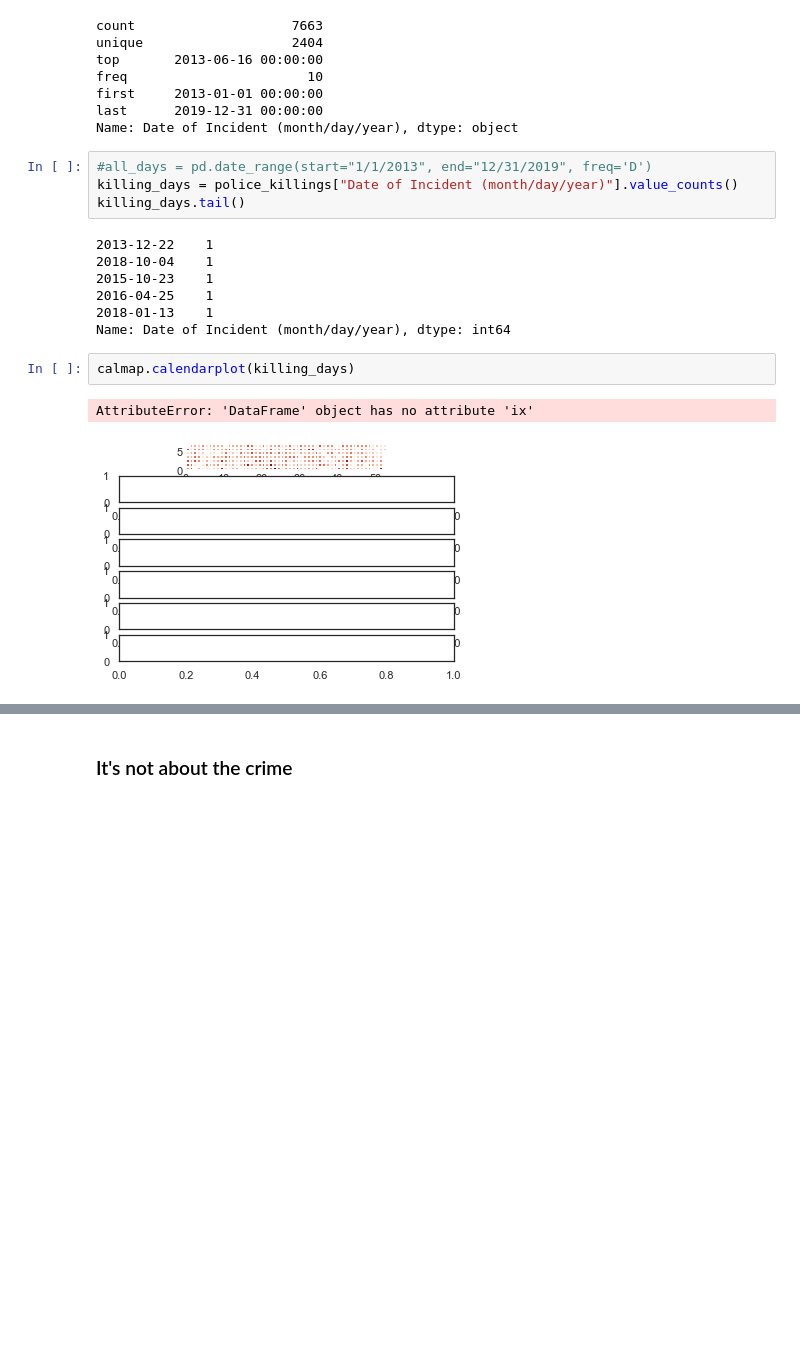
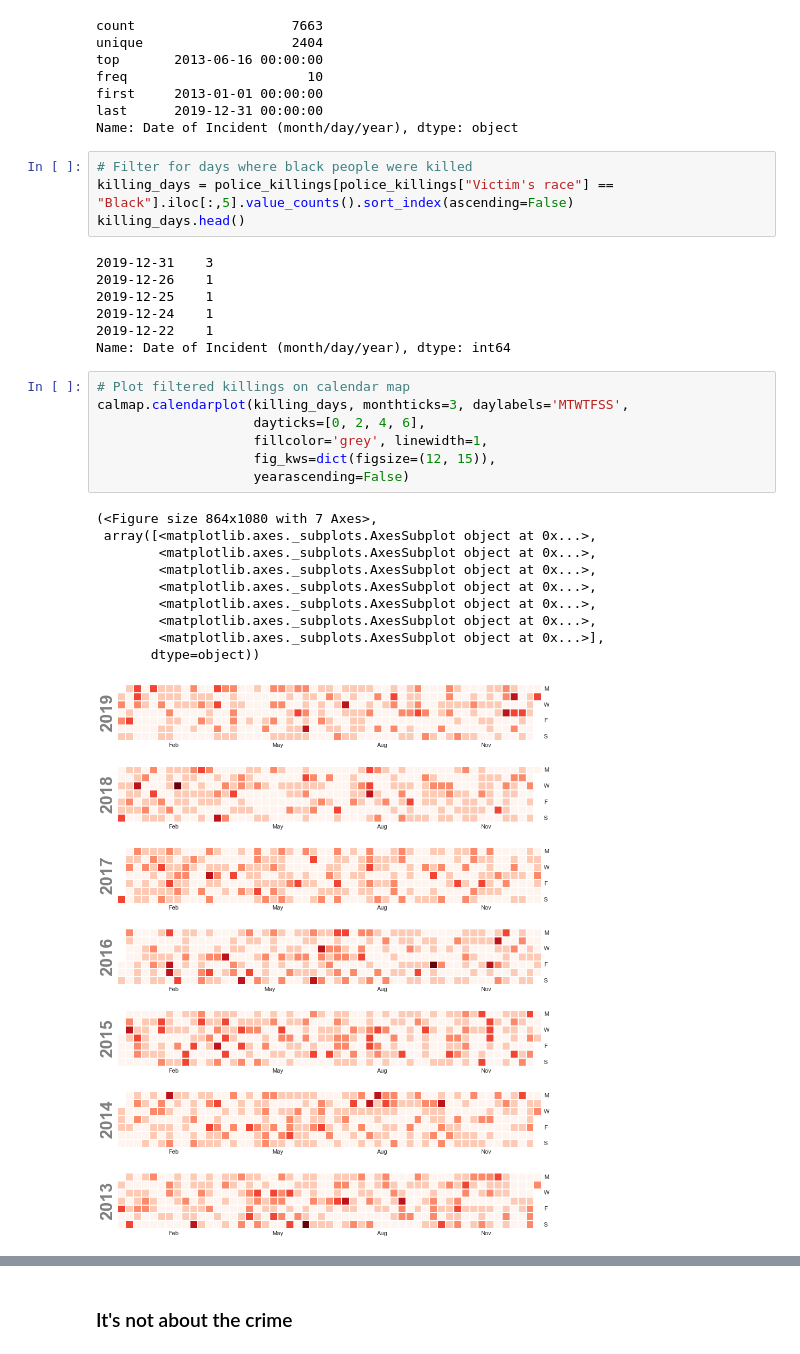
Before and after one commit to keanukf/udacity_datascientist_policeviolence, a Jupyter notebook: police_violence.ipynb, the cells around one changed output, grey strips where cells are left out. Saved outputs shown, nothing was run; the diff lists cells and outputs as text; blank space fills up the shorter version.

Commit message:
Fixed bug in calmap package
Fixed bug in calmap package, where they used .ix function, which is deprecated in newest python version

```diff
--- a/police_violence.ipynb
+++ b/police_violence.ipynb
@@ -175,19 +175,32 @@ freq                       10
 first     2013-01-01 00:00:00
 last      2019-12-31 00:00:00
 Name: Date of Incident (month/day/year), dtype: object
-# %%
-#all_days = pd.date_range(start="1/1/2013", end="12/31/2019", freq='D')
-killing_days = police_killings["Date of Incident (month/day/year)"].value_counts()
-killing_days.tail()
-# %% [output]
-2013-12-22    1
-2018-10-04    1
-2015-10-23    1
-2016-04-25    1
-2018-01-13    1
-Name: Date of Incident (month/day/year), dtype: int64
-# %%
-calmap.calendarplot(killing_days)
-# %% [output]
-AttributeError: 'DataFrame' object has no attribute 'ix'
-[figure, removed]
+# %%
+# Filter for days where black people were killed
+killing_days = police_killings[police_killings["Victim's race"] == "Black"].iloc[:,5].value_counts().sort_index(ascending=False)
+killing_days.head()
+# %% [output]
+2019-12-31    3
+2019-12-26    1
+2019-12-25    1
+2019-12-24    1
+2019-12-22    1
+Name: Date of Incident (month/day/year), dtype: int64
+# %%
+# Plot filtered killings on calendar map
+calmap.calendarplot(killing_days, monthticks=3, daylabels='MTWTFSS',
+                    dayticks=[0, 2, 4, 6],
+                    fillcolor='grey', linewidth=1,
+                    fig_kws=dict(figsize=(12, 15)),
+                    yearascending=False)
+# %% [output]
+(<Figure size 864x1080 with 7 Axes>,
+ array([<matplotlib.axes._subplots.AxesSubplot object at 0x...>,
+        <matplotlib.axes._subplots.AxesSubplot object at 0x...>,
+        <matplotlib.axes._subplots.AxesSubplot object at 0x...>,
+        <matplotlib.axes._subplots.AxesSubplot object at 0x...>,
+        <matplotlib.axes._subplots.AxesSubplot object at 0x...>,
+        <matplotlib.axes._subplots.AxesSubplot object at 0x...>,
+        <matplotlib.axes._subplots.AxesSubplot object at 0x...>],
+       dtype=object))
+[figure, added]
```
Also changed, not shown: parts of 4 cells of this notebook, 2 other files.
